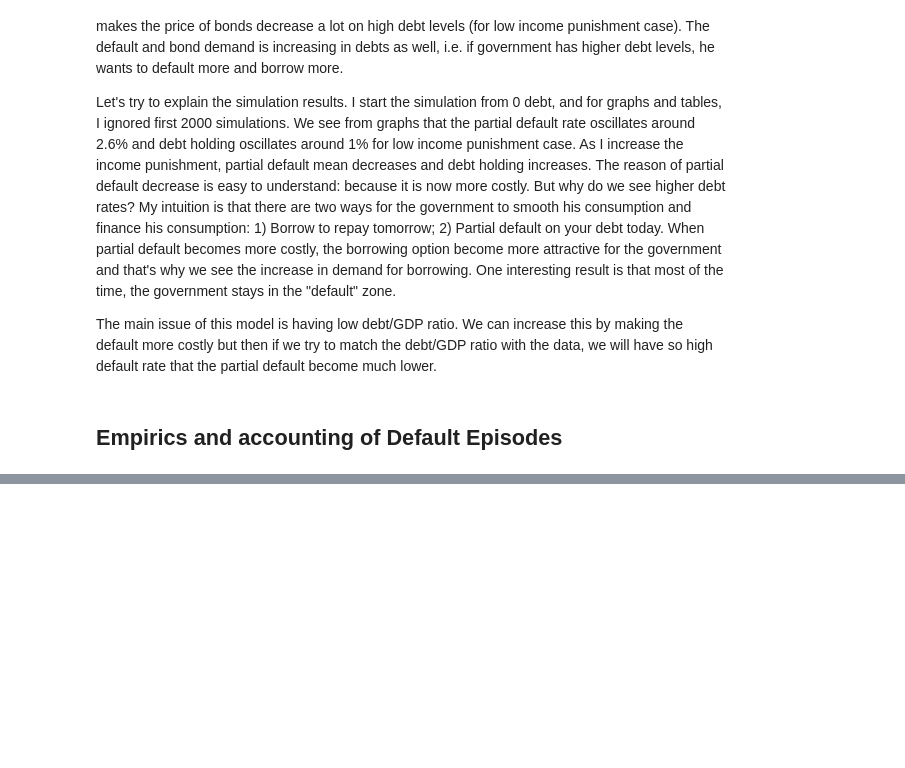
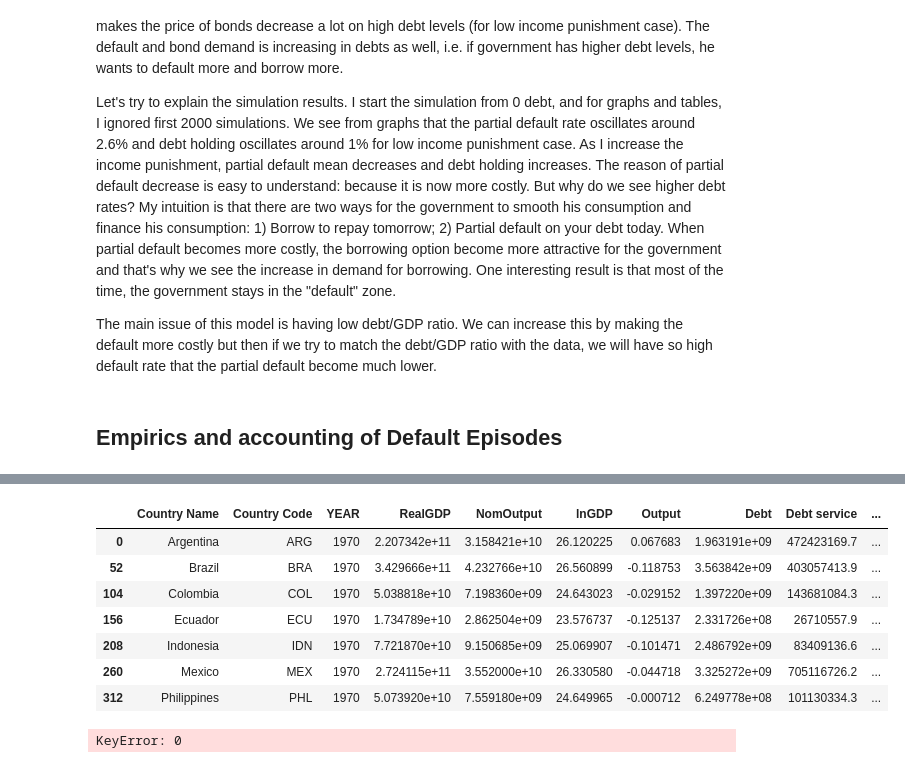
Before and after one commit to hamecetin/Monetary, a Jupyter notebook: Partial Default/Monetary_Code_Hasan_Cetin.ipynb, the cells around one changed output, grey strips where cells are left out. Saved outputs shown, nothing was run; the diff lists cells and outputs as text; code cells hidden in the pictures; blank space fills up the shorter version.

```diff
--- a/Partial Default/Monetary_Code_Hasan_Cetin.ipynb
+++ b/Partial Default/Monetary_Code_Hasan_Cetin.ipynb
@@ -458,0 +463,2 @@ FileNotFoundError: [Errno 2] No such file or directory: 'Monetary_Dataset_Clean.
+# %%
+df["def episode"] = (df['Defaulted Coupons'] > 0) * 1
@@ -458,0 +561,15 @@ FileNotFoundError: [Errno 2] No such file or directory: 'Monetary_Dataset_Clean.
+# %%
+df[df["YEAR"] == 1970]
+# %% [output]
+|  | Country Name | Country Code | YEAR | RealGDP | NomOutput | lnGDP | Output | Debt | Debt service | ... |
+| 0 | Argentina | ARG | 1970 | 2.207342e+11 | 3.158421e+10 | 26.120225 | 0.067683 | 1.963191e+09 | 472423169.7 | ... |
+| 52 | Brazil | BRA | 1970 | 3.429666e+11 | 4.232766e+10 | 26.560899 | -0.118753 | 3.563842e+09 | 403057413.9 | ... |
+| 104 | Colombia | COL | 1970 | 5.038818e+10 | 7.198360e+09 | 24.643023 | -0.029152 | 1.397220e+09 | 143681084.3 | ... |
+| 156 | Ecuador | ECU | 1970 | 1.734789e+10 | 2.862504e+09 | 23.576737 | -0.125137 | 2.331726e+08 | 26710557.9 | ... |
+| 208 | Indonesia | IDN | 1970 | 7.721870e+10 | 9.150685e+09 | 25.069907 | -0.101471 | 2.486792e+09 | 83409136.6 | ... |
+| 260 | Mexico | MEX | 1970 | 2.724115e+11 | 3.552000e+10 | 26.330580 | -0.044718 | 3.325272e+09 | 705116726.2 | ... |
+| 312 | Philippines | PHL | 1970 | 5.073920e+10 | 7.559180e+09 | 24.649965 | -0.000712 | 6.249778e+08 | 101130334.3 | ... |
+# %%
+df[df["Country Code"] == "RUS"]["def episode"][0]
+# %% [output]
+KeyError: 0
```
Also changed, not shown: parts of 10 cells of this notebook, 1 other file.
